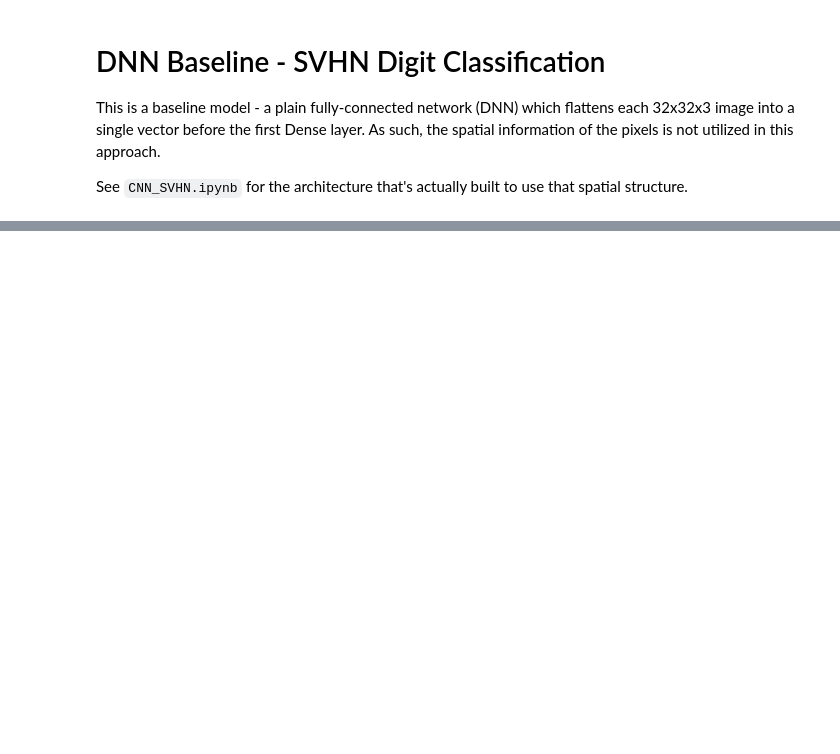
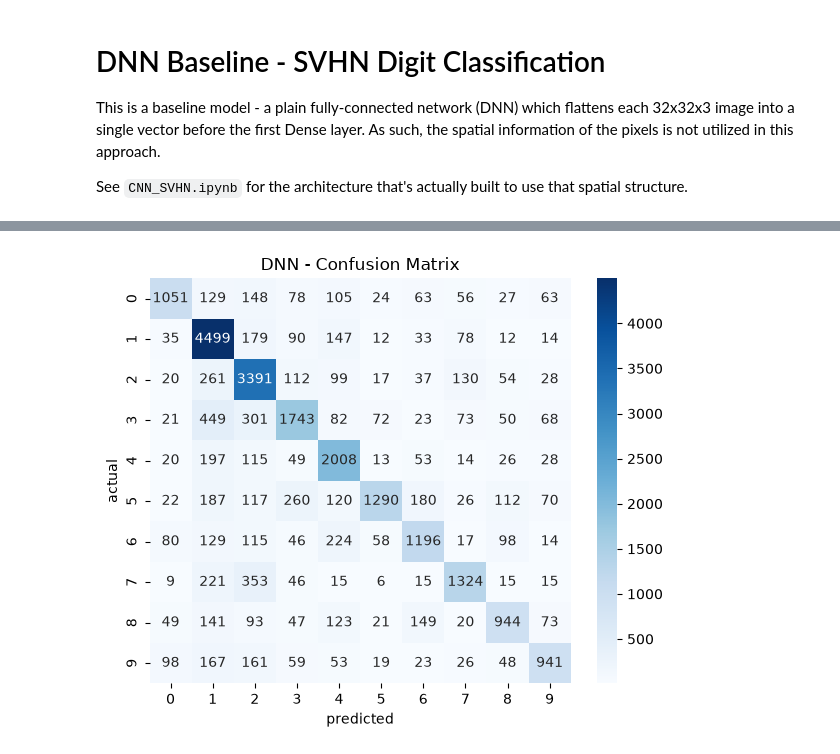
Before and after one commit to omkar-shetty/SVHN_image_recognition, a Jupyter notebook: DNN_SVHN.ipynb, the cells around one changed output, grey strips where cells are left out. Cells and saved outputs as stored; diff of their text form; code cells hidden in the pictures; blank space fills up the shorter version.

```diff
--- a/DNN_SVHN.ipynb
+++ b/DNN_SVHN.ipynb
@@ -181,4 +29,0 @@ def train_model(model, train_data, train_targets, epochs, verbose, callbacks):
-# %%
-# Changing the label
-
-y_train = np.where(y_train==10, 0, y_train)
@@ -234,0 +52,17 @@ Epoch 00020: loss improved from 0.56210 to 0.55151, saving model to checkpoints_
+# %%
+model = keras.Sequential([
+    keras.layers.Input(shape=(32, 32, 3)),
+    keras.layers.Flatten(),
+    keras.layers.Dense(256, activation="relu"),
+    keras.layers.Dropout(0.3),
+    keras.layers.Dense(128, activation="relu"),
+    keras.layers.Dense(10, activation="softmax"),
+])
+
+model.compile(
+    optimizer=keras.optimizers.Adam(learning_rate=0.0001),
+    loss="sparse_categorical_crossentropy",
+    metrics=["accuracy"],
+)
+
+model.summary()
@@ -234,0 +87,8 @@ Epoch 00020: loss improved from 0.56210 to 0.55151, saving model to checkpoints_
+# %%
+history = model.fit(
+    x_train, y_train,
+    validation_data=(x_val, y_val),
+    epochs=20,
+    batch_size=128,
+    callbacks=[keras.callbacks.EarlyStopping(patience=3, restore_best_weights=True)],
+)
@@ -234,0 +115,5 @@ Epoch 00020: loss improved from 0.56210 to 0.55151, saving model to checkpoints_
+# %%
+y_pred = get_predicted_labels(model, x_test)
+
+test_loss, test_accuracy = model.evaluate(x_test, y_test, verbose=0)
+print(f"Test accuracy: {test_accuracy:.4f}")
@@ -234,0 +156,6 @@ Epoch 00020: loss improved from 0.56210 to 0.55151, saving model to checkpoints_
+# %%
+cm = get_confusion_matrix(y_test, y_pred)
+plot_confusion_matrix(cm, title="DNN - Confusion Matrix")
+plt.show()
+# %% [output]
+[figure, added]
```
Also changed, not shown: parts of 33 cells of this notebook.
